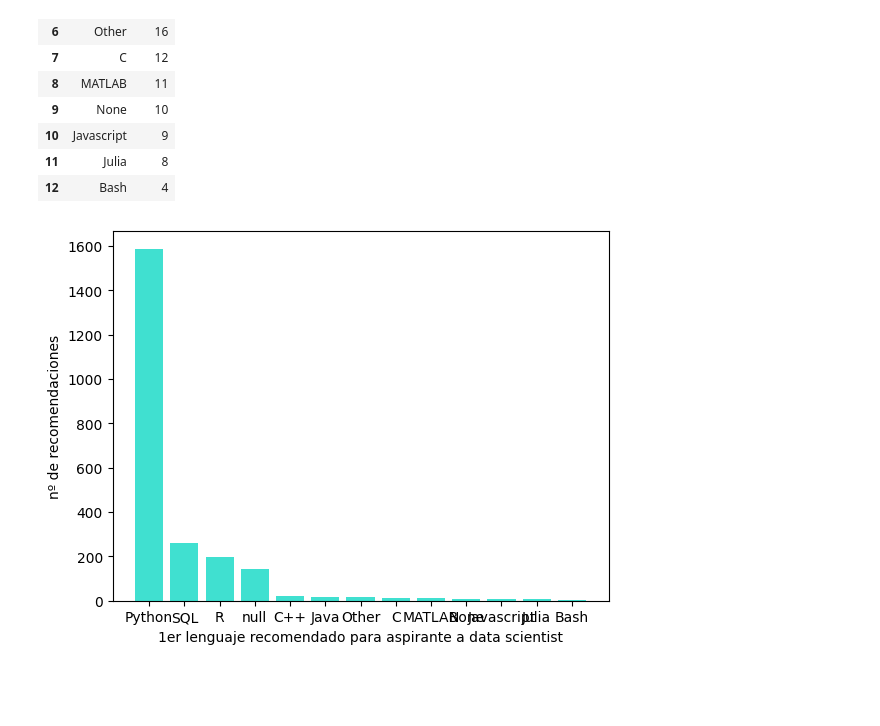
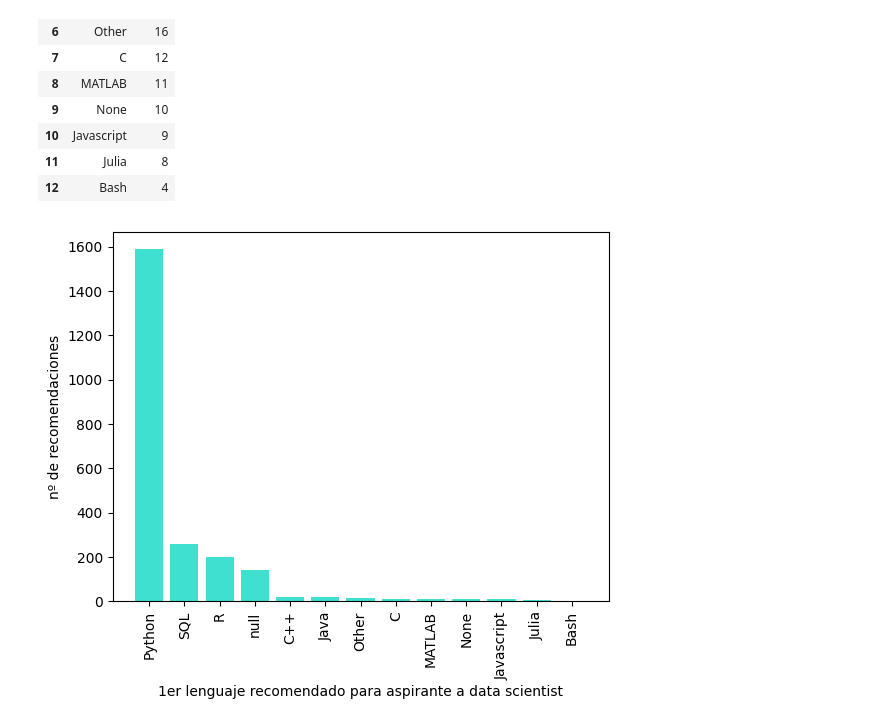
Before and after one commit to MaitaneP/adalab-da-modulo2-proyecto-equipo3, a Jupyter notebook: jupyter_proyecto2.ipynb, the cells around one changed output. Drawn from its saved outputs; the diff is of its cells as text; code cells hidden in the pictures; blank space fills up the shorter version.

```diff
--- a/jupyter_proyecto2.ipynb
+++ b/jupyter_proyecto2.ipynb
@@ -563,8 +563,9 @@ df_q8
 # %%
 plt.figure()
 plt.bar(df_q8['index'], df_q8['Q8'], color='turquoise')
 plt.xlabel('1er lenguaje recomendado para aspirante a data scientist')
 plt.ylabel('nº de recomendaciones')
+plt.xticks(rotation = 'vertical')
 plt.show()
 # %% [output]
-[figure, old version]
+[figure, new version]
```
